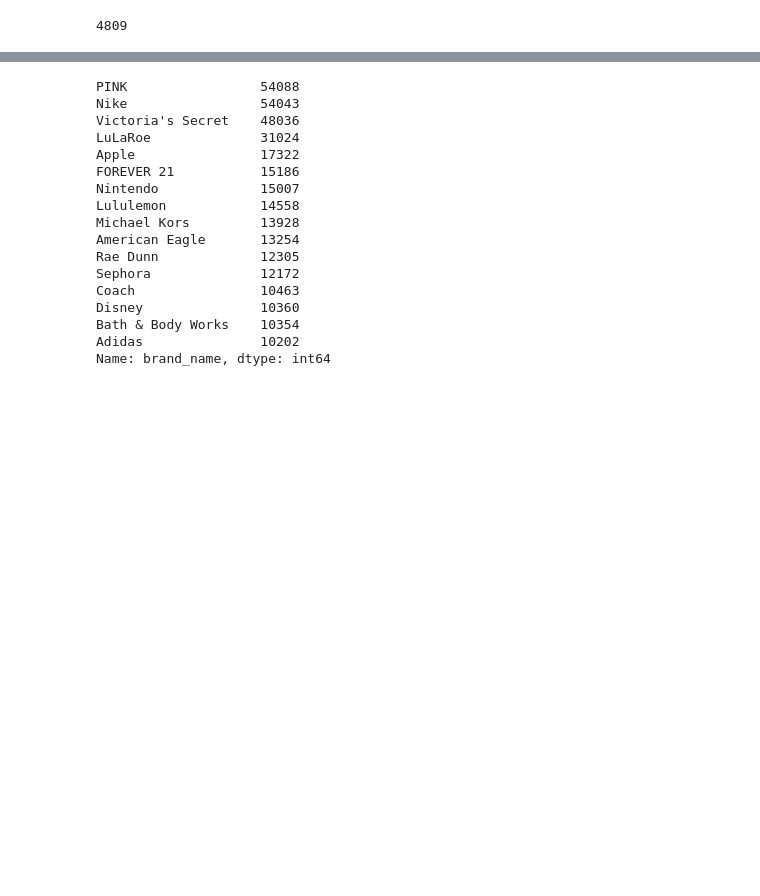
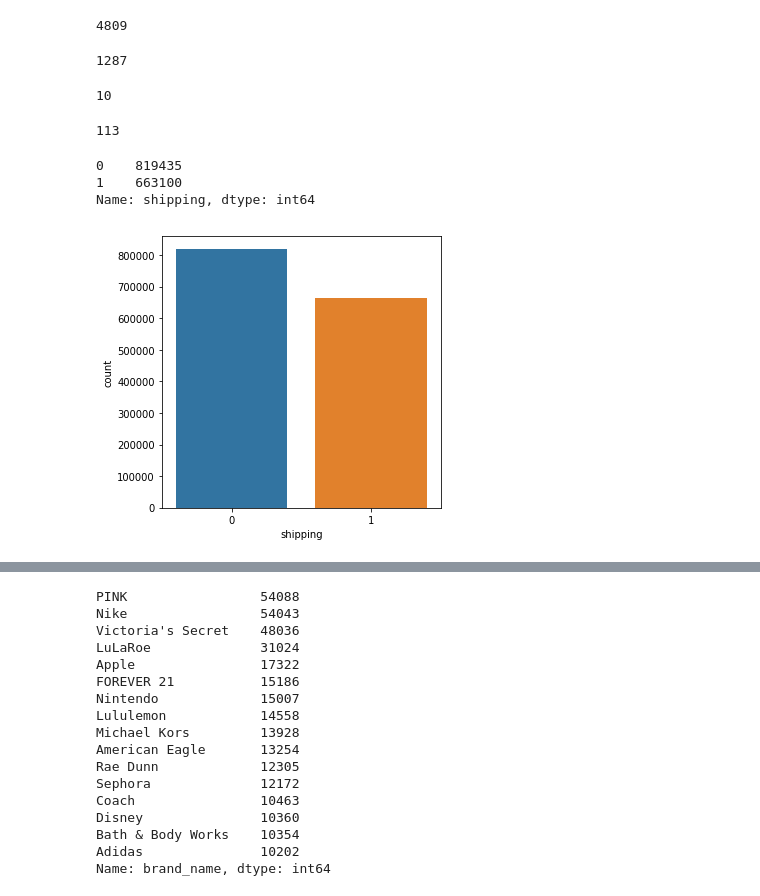
Before and after one commit to HediMontazeri/Kaggle_Mercari_Price, a Jupyter notebook: MercariDataExplore.ipynb, the cells around one changed output, grey strips where cells are left out. Cells and saved outputs as stored; diff of their text form; code cells hidden in the pictures; blank space fills up the shorter version.

```diff
--- a/MercariDataExplore.ipynb
+++ b/MercariDataExplore.ipynb
@@ -78,3 +95,26 @@ many NAN values in category_name and brand name
 trainData.brand_name.nunique()
 # %% [output]
 4809
+# %%
+trainData.category_name.nunique()
+# %% [output]
+1287
+# %%
+trainData.category1.nunique()
+# %% [output]
+10
+# %%
+trainData.category2.nunique()
+# %% [output]
+113
+# %%
+trainData['shipping'].value_counts()
+# %% [output]
+0    819435
+1    663100
+Name: shipping, dtype: int64
+# %%
+plt.figure(figsize = (5,5))
+fig = sb.countplot(trainData['shipping'])
+# %% [output]
+[figure, added]
```
Also changed, not shown: parts of 47 cells of this notebook.
